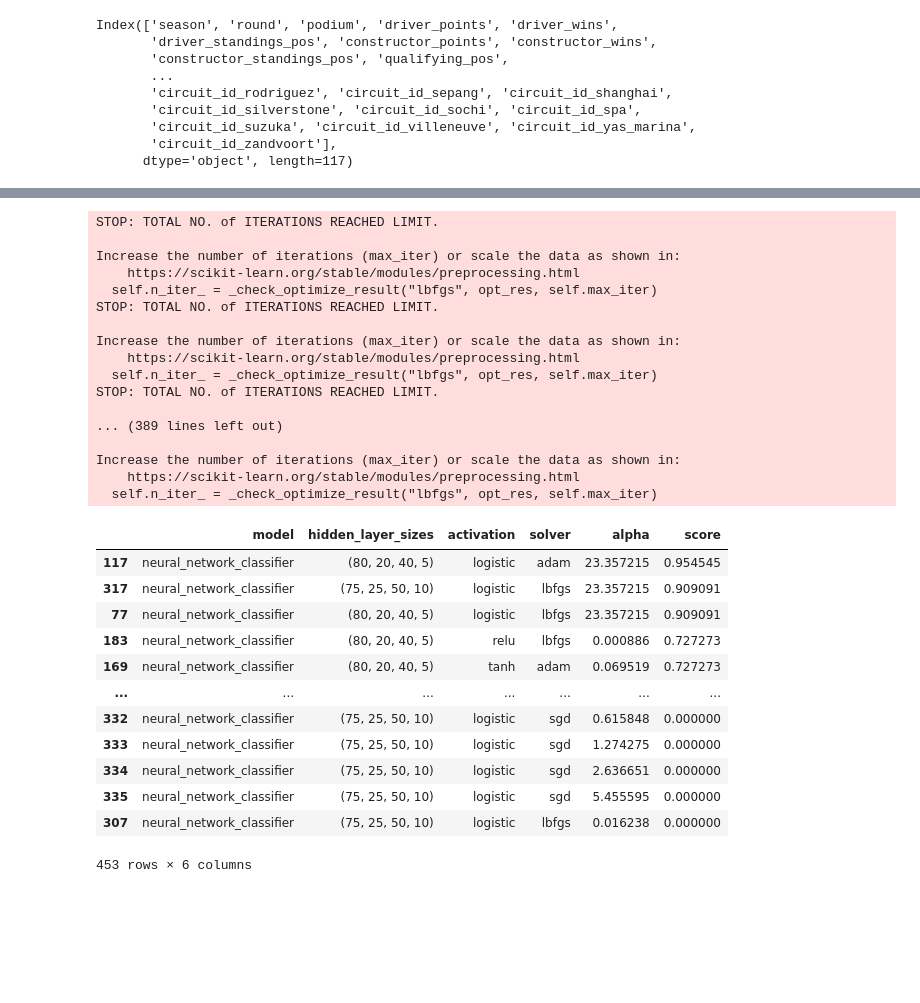
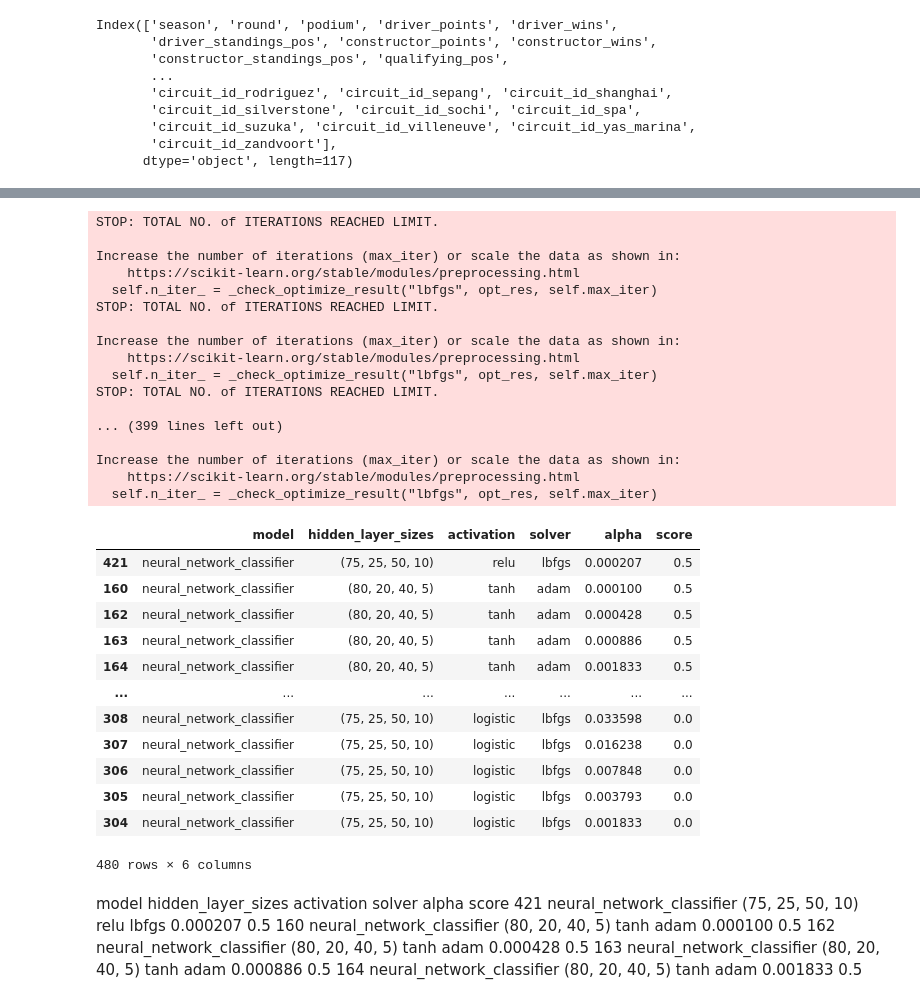
Before and after one commit to ollyjc99/f1-analytics, a Jupyter notebook: data modelling/parameter-testing/NeuralNetworkClassifier.ipynb, the cells around one changed output, grey strips where cells are left out. Cells and saved outputs as stored; diff of their text form; code cells hidden in the pictures; blank space fills up the shorter version.

Commit message:
Weird results from testing NN classifier

```diff
--- a/data modelling/parameter-testing/NeuralNetworkClassifier.ipynb
+++ b/data modelling/parameter-testing/NeuralNetworkClassifier.ipynb
@@ -53,7 +69,7 @@ def score_classification(model):
     for circuit in df[df.season == N]['round'].unique():
 
         test = df[(df.season == N) & (df['round'] == circuit)]
-        X_test = test.drop(['season', 'round', 'podium', 'driver_points_from_race', 'constructor_points_from_race', 'qualifying_pos'], axis = 1)
+        X_test = test.drop(['season', 'round', 'podium', 'driver_points_from_race', 'constructor_points_from_race', 'qualifying_pos'], axis=1)
         y_test = test.podium
 
         #scaling
@@ -62,10 +78,7 @@ def score_classification(model):
         # make predictions
         prediction_df = pd.DataFrame(model.predict_proba(X_test), columns = ['proba_0', 'proba_1'])
         prediction_df['actual'] = y_test.reset_index(drop=True)
-        prediction_df.sort_values('proba_1', ascending = False, inplace = True)
-        prediction_df.reset_index(inplace=True, drop=True)
-        prediction_df['predicted'] = prediction_df.index
-        prediction_df['predicted'] = prediction_df.predicted.map(lambda x: 1 if x == 0 else 0)
+        prediction_df['predicted'] = prediction_df.proba_1.map(lambda x: 1 if x == prediction_df.proba_1.max() else 0)
 
         score += precision_score(prediction_df.actual, prediction_df.predicted)
 
@@ -96,7 +109,8 @@ for hidden_layer_sizes in params['hidden_layer_sizes']:
                 model = MLPClassifier(
                     hidden_layer_sizes=hidden_layer_sizes,
                     activation=activation,
-                    solver=solver, alpha=alpha,
+                    solver=solver,
+                    alpha=alpha,
                     random_state=1)
 
                 model.fit(X_train, y_train)
@@ -122,7 +136,7 @@ Increase the number of iterations (max_iter) or scale the data as shown in:
   self.n_iter_ = _check_optimize_result("lbfgs", opt_res, self.max_iter)
 STOP: TOTAL NO. of ITERATIONS REACHED LIMIT.
 
-... (389 lines left out)
+... (399 lines left out)
 
 Increase the number of iterations (max_iter) or scale the data as shown in:
     https://scikit-learn.org/stable/modules/preprocessing.html
@@ -130,21 +144,28 @@ Increase the number of iterations (max_iter) or scale the data as shown in:
 # %%
 comparison_df = pd.DataFrame(comparison_dict)
 
-comparison_df.sort_values('score', ascending=False).query('score != 1.0')
+comparison_df.sort_values('score', ascending=False)
 # %% [output]
 |  | model | hidden_layer_sizes | activation | solver | alpha | score |
-| 117 | neural_network_classifier | (80, 20, 40, 5) | logistic | adam | 23.357215 | 0.954545 |
-| 317 | neural_network_classifier | (75, 25, 50, 10) | logistic | lbfgs | 23.357215 | 0.909091 |
-| 77 | neural_network_classifier | (80, 20, 40, 5) | logistic | lbfgs | 23.357215 | 0.909091 |
-| 183 | neural_network_classifier | (80, 20, 40, 5) | relu | lbfgs | 0.000886 | 0.727273 |
-| 169 | neural_network_classifier | (80, 20, 40, 5) | tanh | adam | 0.069519 | 0.727273 |
+| 421 | neural_network_classifier | (75, 25, 50, 10) | relu | lbfgs | 0.000207 | 0.5 |
+| 160 | neural_network_classifier | (80, 20, 40, 5) | tanh | adam | 0.000100 | 0.5 |
+| 162 | neural_network_classifier | (80, 20, 40, 5) | tanh | adam | 0.000428 | 0.5 |
+| 163 | neural_network_classifier | (80, 20, 40, 5) | tanh | adam | 0.000886 | 0.5 |
+| 164 | neural_network_classifier | (80, 20, 40, 5) | tanh | adam | 0.001833 | 0.5 |
 | ... | ... | ... | ... | ... | ... | ... |
-| 332 | neural_network_classifier | (75, 25, 50, 10) | logistic | sgd | 0.615848 | 0.000000 |
-| 333 | neural_network_classifier | (75, 25, 50, 10) | logistic | sgd | 1.274275 | 0.000000 |
-| 334 | neural_network_classifier | (75, 25, 50, 10) | logistic | sgd | 2.636651 | 0.000000 |
-| 335 | neural_network_classifier | (75, 25, 50, 10) | logistic | sgd | 5.455595 | 0.000000 |
-| 307 | neural_network_classifier | (75, 25, 50, 10) | logistic | lbfgs | 0.016238 | 0.000000 |
+| 308 | neural_network_classifier | (75, 25, 50, 10) | logistic | lbfgs | 0.033598 | 0.0 |
+| 307 | neural_network_classifier | (75, 25, 50, 10) | logistic | lbfgs | 0.016238 | 0.0 |
+| 306 | neural_network_classifier | (75, 25, 50, 10) | logistic | lbfgs | 0.007848 | 0.0 |
+| 305 | neural_network_classifier | (75, 25, 50, 10) | logistic | lbfgs | 0.003793 | 0.0 |
+| 304 | neural_network_classifier | (75, 25, 50, 10) | logistic | lbfgs | 0.001833 | 0.0 |
-453 rows × 6 columns
+480 rows × 6 columns
+# %% [markdown]
+model	hidden_layer_sizes	activation	solver	alpha	score
+421	neural_network_classifier	(75, 25, 50, 10)	relu	lbfgs	0.000207	0.5
+160	neural_network_classifier	(80, 20, 40, 5)	tanh	adam	0.000100	0.5
+162	neural_network_classifier	(80, 20, 40, 5)	tanh	adam	0.000428	0.5
+163	neural_network_classifier	(80, 20, 40, 5)	tanh	adam	0.000886	0.5
+164	neural_network_classifier	(80, 20, 40, 5)	tanh	adam	0.001833	0.5
 # %%
 # chosen_inputs = comparison_df.query('score == 0.7272727272727273')
 
```
Also changed, not shown: parts of 1 cell of this notebook, 1 other file.
